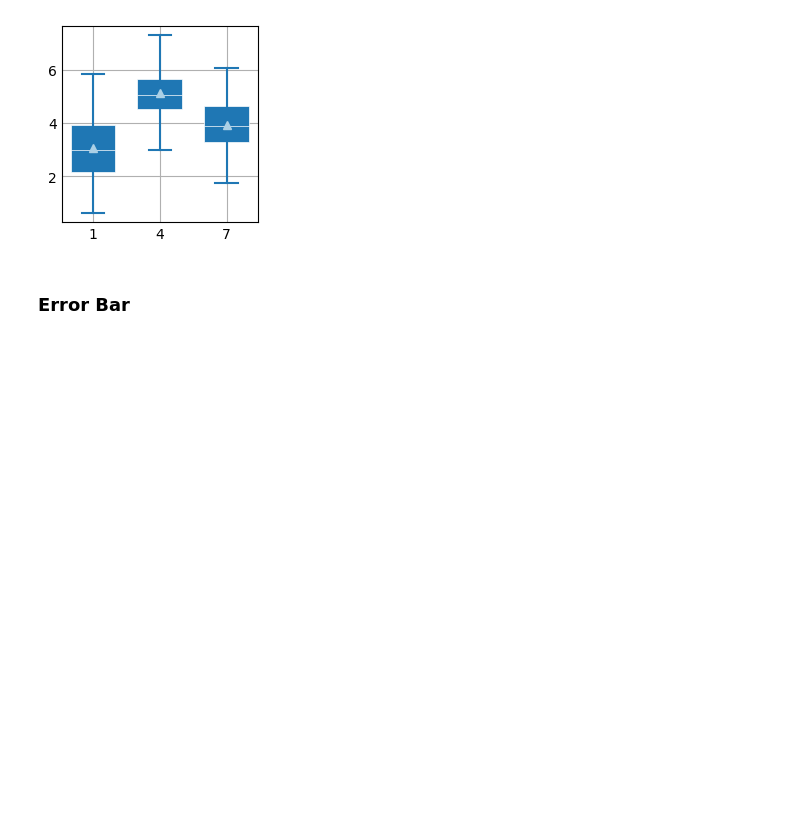
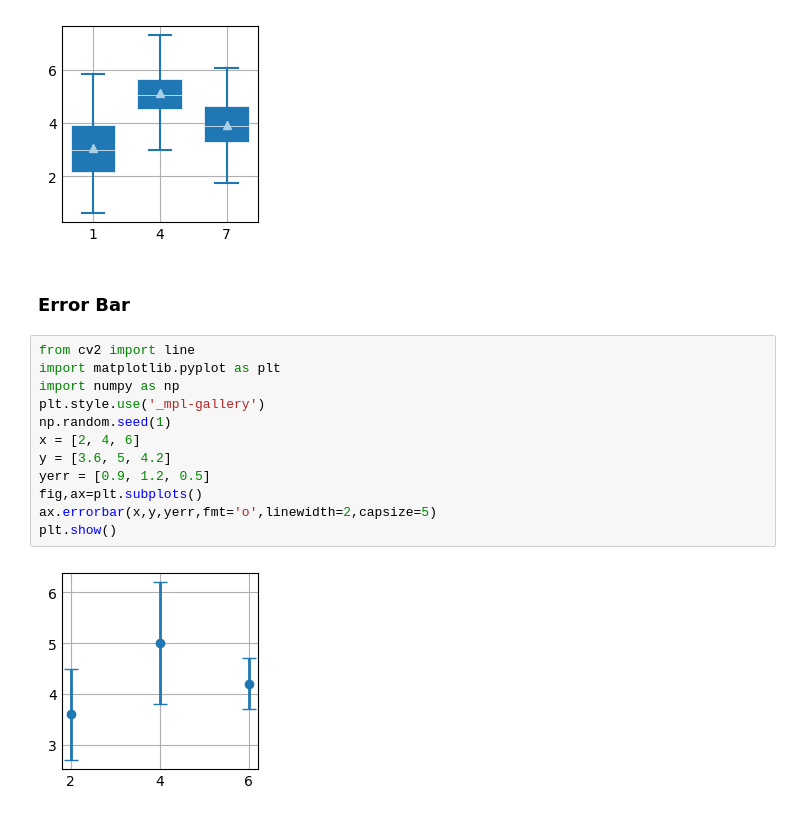
Before and after one commit to Darshan2082002/Python-Project-for-my-understanding, a Jupyter notebook: Python_code_practice/matplotlib.ipynb, the cells around one changed output. Saved outputs shown, nothing was run; the diff lists cells and outputs as text; blank space fills up the shorter version.

```diff
--- a/Python_code_practice/matplotlib.ipynb
+++ b/Python_code_practice/matplotlib.ipynb
@@ -158,3 +158,17 @@ plt.show()
 [figure]
 # %% [markdown]
 ### Error Bar
+# %%
+from cv2 import line
+import matplotlib.pyplot as plt
+import numpy as np
+plt.style.use('_mpl-gallery')
+np.random.seed(1)
+x = [2, 4, 6]
+y = [3.6, 5, 4.2]
+yerr = [0.9, 1.2, 0.5]
+fig,ax=plt.subplots()
+ax.errorbar(x,y,yerr,fmt='o',linewidth=2,capsize=5)
+plt.show()
+# %% [output]
+[figure, added]
```
Also changed, not shown: parts of 2 cells of this notebook.
